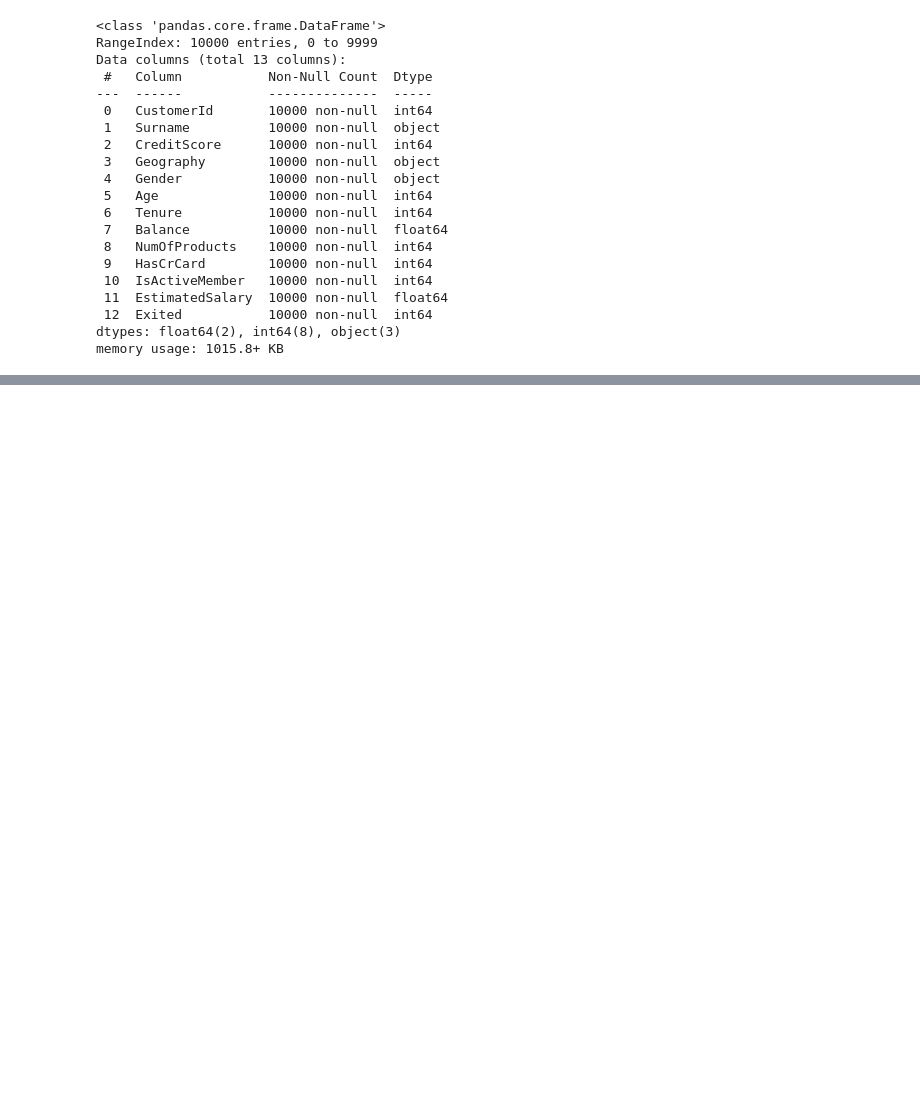
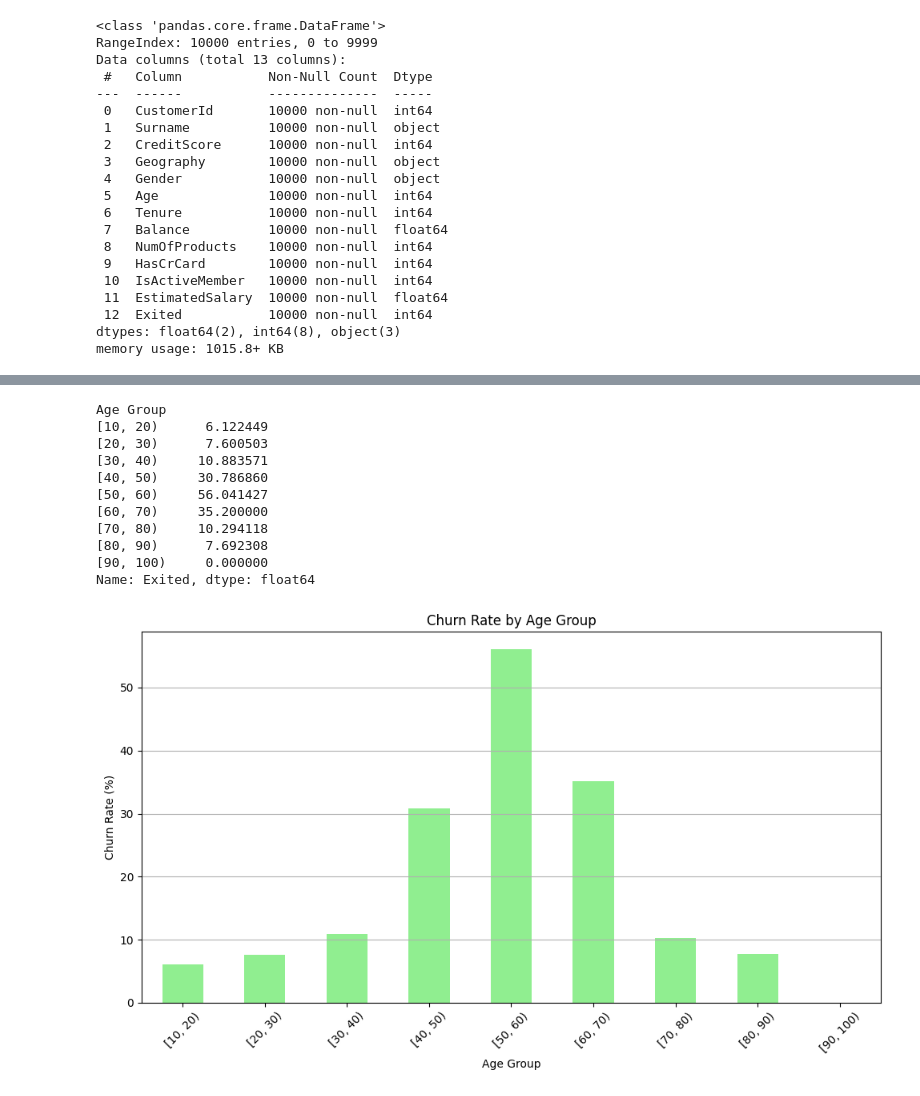
Before and after one commit to dubeysagun/data_analysis, a Jupyter notebook: bank_data.ipynb, the cells around one changed output, grey strips where cells are left out. Cells and saved outputs as stored; diff of their text form; code cells hidden in the pictures; blank space fills up the shorter version.

```diff
--- a/bank_data.ipynb
+++ b/bank_data.ipynb
@@ -55,0 +117,35 @@ prof.to_file(output_file='output.html')
+# %%
+
+# Create age groups of 10 years
+bins = range(10, 101, 10)  # Age groups: 10-19, 20-29, ..., 90-100
+df['Age Group'] = pd.cut(df['Age'], bins=bins, right=False)
+
+# Calculate churn rate by age group
+churn_by_age_group = df.groupby('Age Group')['Exited'].mean() * 100
+
+# Print the churn rates
+print(churn_by_age_group)
+
+# Create a bar graph for churn rate by age group
+plt.figure(figsize=(10, 6))
+churn_by_age_group.plot(kind='bar', color='lightgreen')
+plt.title('Churn Rate by Age Group')
+plt.xlabel('Age Group')
+plt.ylabel('Churn Rate (%)')
+plt.xticks(rotation=45)
+plt.grid(axis='y')
+plt.tight_layout()  # Adjusts the layout
+plt.show()
+# %% [output]
+Age Group
+[10, 20)      6.122449
+[20, 30)      7.600503
+[30, 40)     10.883571
+[40, 50)     30.786860
+[50, 60)     56.041427
+[60, 70)     35.200000
+[70, 80)     10.294118
+[80, 90)      7.692308
+[90, 100)     0.000000
+Name: Exited, dtype: float64
+[figure, added]
```
Also changed, not shown: parts of 13 cells of this notebook, 1 other file.
